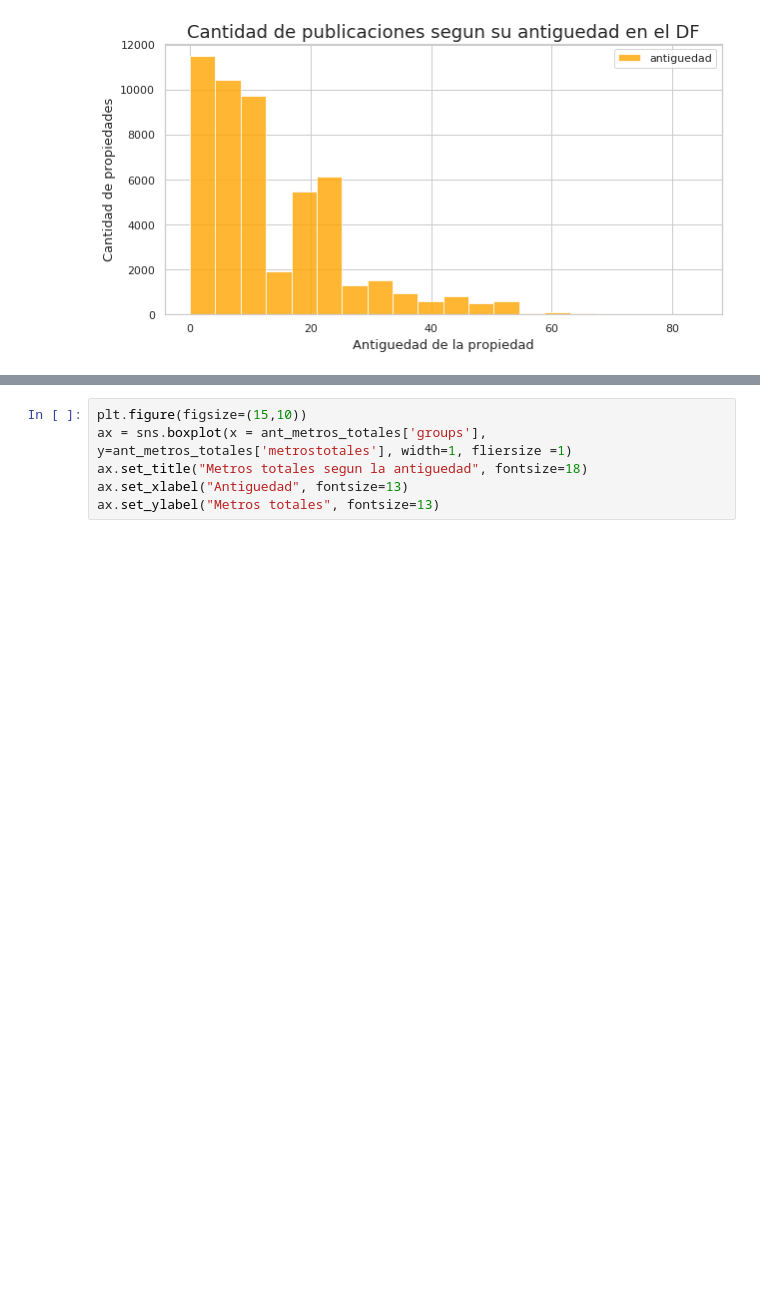
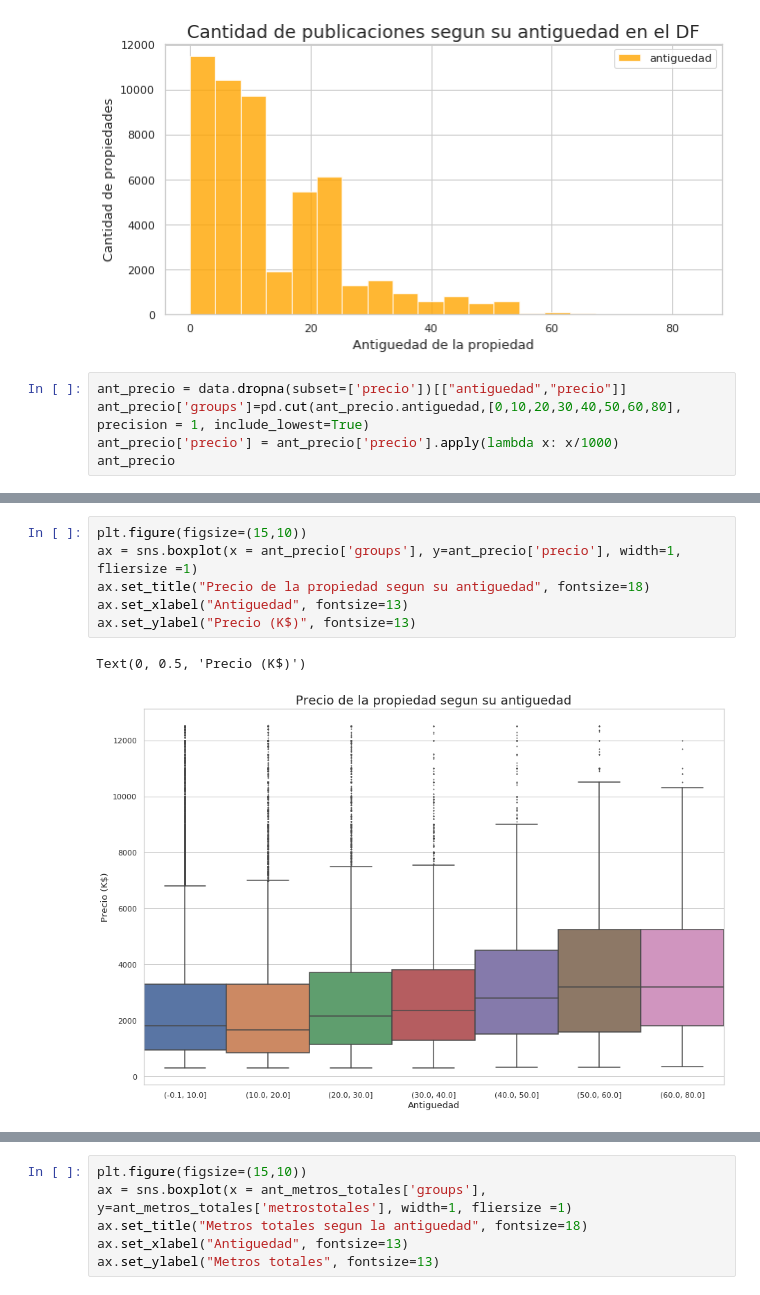
Before and after one commit to PBrrtrn/7506-organizacion-de-datos, a Jupyter notebook: src/exp/exploracion_por_antiguedad.ipynb, the cells around one changed output, grey strips where cells are left out. Saved outputs shown, nothing was run; the diff lists cells and outputs as text; blank space fills up the shorter version.

Commit message:
Agrego por precio en antiguedad

```diff
--- a/src/exp/exploracion_por_antiguedad.ipynb
+++ b/src/exp/exploracion_por_antiguedad.ipynb
@@ -148,3 +148,8 @@ g.set_ylabel("Cantidad de propiedades", fontsize=13)
 # %% [output]
 Text(0, 0.5, 'Cantidad de propiedades')
 [figure]
+# %%
+ant_precio = data.dropna(subset=['precio'])[["antiguedad","precio"]]
+ant_precio['groups']=pd.cut(ant_precio.antiguedad,[0,10,20,30,40,50,60,80], precision = 1, include_lowest=True)
+ant_precio['precio'] = ant_precio['precio'].apply(lambda x: x/1000)
+ant_precio
@@ -151,3 +170,12 @@ Text(0, 0.5, 'Cantidad de propiedades')
+# %%
+plt.figure(figsize=(15,10))
+ax = sns.boxplot(x = ant_precio['groups'], y=ant_precio['precio'], width=1, fliersize =1)
+ax.set_title("Precio de la propiedad segun su antiguedad", fontsize=18)
+ax.set_xlabel("Antiguedad", fontsize=13)
+ax.set_ylabel("Precio (K$)", fontsize=13)
+# %% [output]
+Text(0, 0.5, 'Precio (K$)')
+[figure, added]
 # %%
 ant_metros_totales = data.dropna(subset=['metrostotales'])[['antiguedad', 'metrostotales']]
 ant_metros_totales['groups']=pd.cut(ant_metros_totales.antiguedad,[0,10,20,30,40,50,60,80], precision = 1, include_lowest=True)
```
Also changed, not shown: parts of 5 cells of this notebook.
